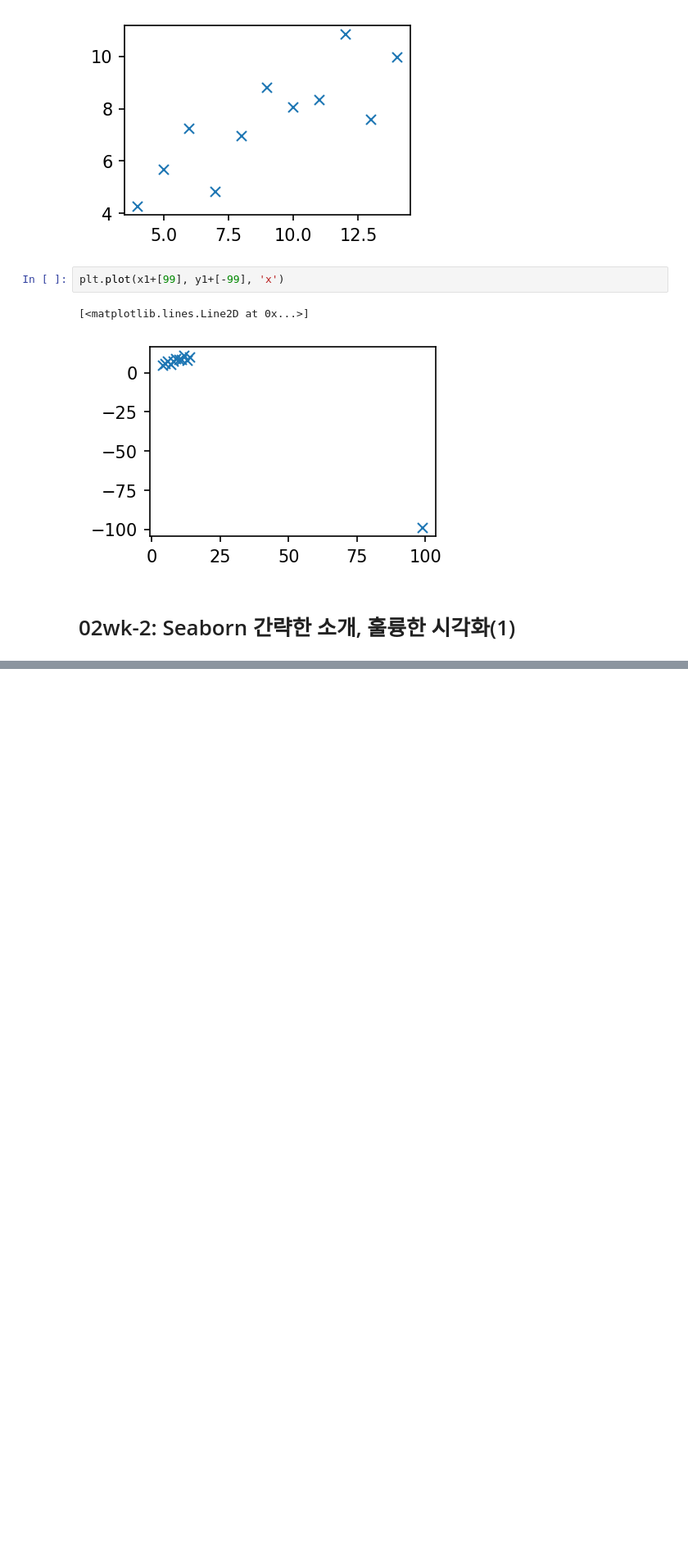
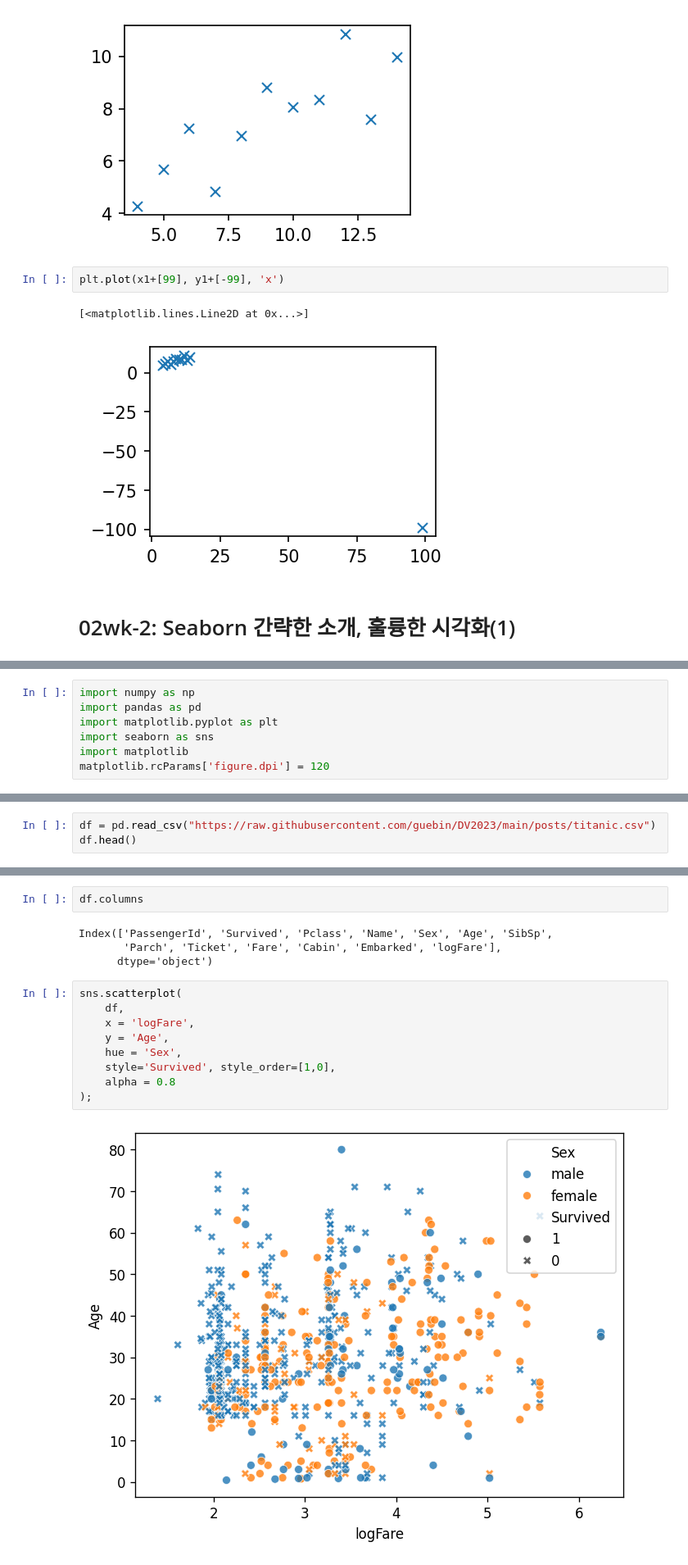
Before and after one commit to va4756/big_RaeJung, a Jupyter notebook: choi_guis_01.ipynb, the cells around one changed output, grey strips where cells are left out. Shown at 82% size. Drawn from its saved outputs; the diff is of its cells as text; blank space fills up the shorter version.

```diff
--- a/choi_guis_01.ipynb
+++ b/choi_guis_01.ipynb
@@ -516,0 +519,7 @@ plt.plot(x1+[99], y1+[-99], 'x')
+# %%
+import numpy as np
+import pandas as pd
+import matplotlib.pyplot as plt
+import seaborn as sns
+import matplotlib
+matplotlib.rcParams['figure.dpi'] = 120
@@ -516,0 +529,3 @@ plt.plot(x1+[99], y1+[-99], 'x')
+# %%
+df = pd.read_csv("https://raw.githubusercontent.com/guebin/DV2023/main/posts/titanic.csv")
+df.head()
@@ -516,0 +539,17 @@ plt.plot(x1+[99], y1+[-99], 'x')
+# %%
+df.columns
+# %% [output]
+Index(['PassengerId', 'Survived', 'Pclass', 'Name', 'Sex', 'Age', 'SibSp',
+       'Parch', 'Ticket', 'Fare', 'Cabin', 'Embarked', 'logFare'],
+      dtype='object')
+# %%
+sns.scatterplot(
+    df,
+    x = 'logFare',
+    y = 'Age',
+    hue = 'Sex',
+    style='Survived', style_order=[1,0],
+    alpha = 0.8
+);
+# %% [output]
+[figure, added]
```
Also changed, not shown: parts of 15 cells of this notebook.
